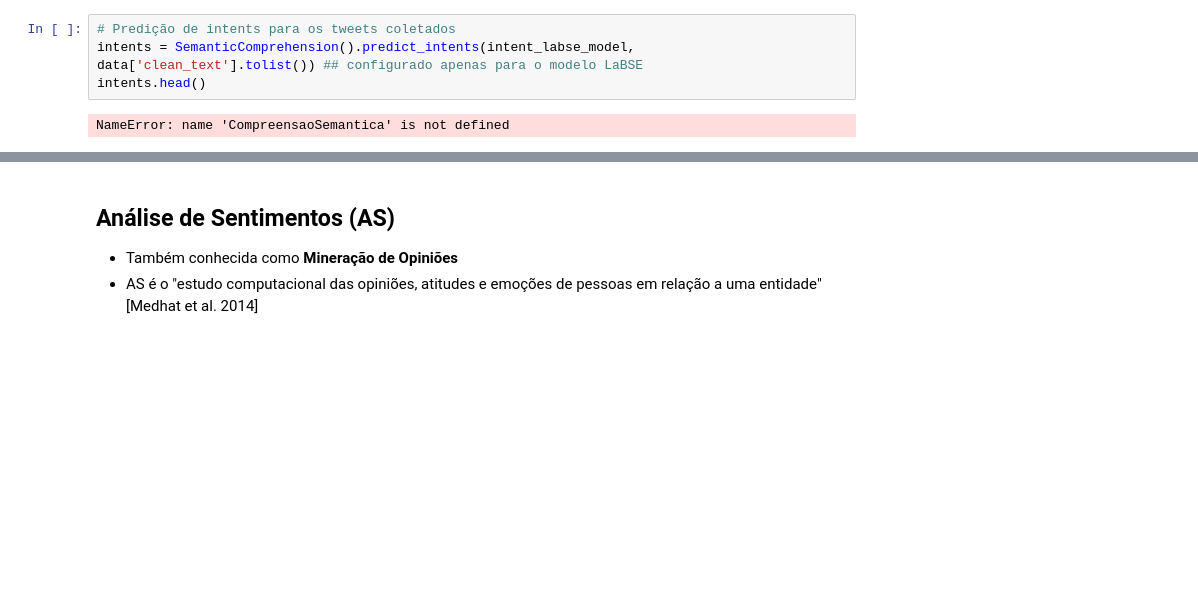
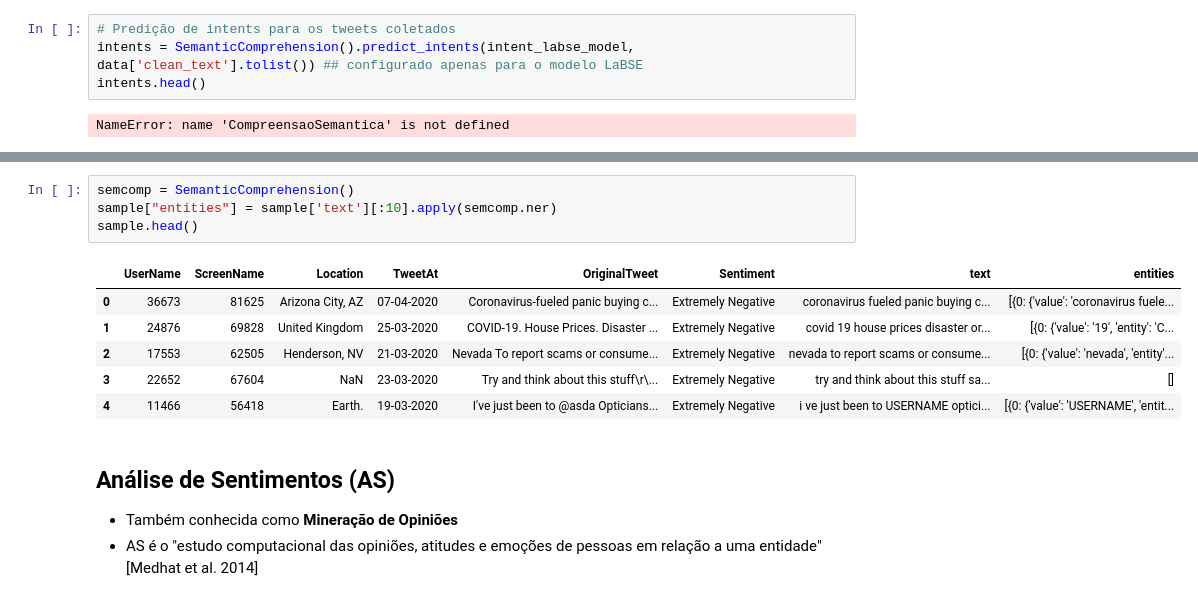
Before and after one commit to webmedia2022-nlp/course-code, a Jupyter notebook: NLP_WebMedia2022.ipynb, the cells around one changed output, grey strips where cells are left out. Drawn from its saved outputs; the diff is of its cells as text; blank space fills up the shorter version.

```diff
--- a/NLP_WebMedia2022.ipynb
+++ b/NLP_WebMedia2022.ipynb
@@ -1636,3 +1626,14 @@ print(entities[:3])
+# %%
+semcomp = SemanticComprehension()
+sample["entities"] = sample['text'][:10].apply(semcomp.ner)
+sample.head()
+# %% [output]
+|  | UserName | ScreenName | Location | TweetAt | OriginalTweet | Sentiment | text | entities |
+| 0 | 36673 | 81625 | Arizona City, AZ | 07-04-2020 | Coronavirus-fueled panic buying c... | Extremely Negative | coronavirus fueled panic buying c... | [{0: {'value': 'coronavirus fuele... |
+| 1 | 24876 | 69828 | United Kingdom | 25-03-2020 | COVID-19. House Prices. Disaster ... | Extremely Negative | covid 19 house prices disaster or... | [{0: {'value': '19', 'entity': 'C... |
+| 2 | 17553 | 62505 | Henderson, NV | 21-03-2020 | Nevada To report scams or consume... | Extremely Negative | nevada to report scams or consume... | [{0: {'value': 'nevada', 'entity'... |
+| 3 | 22652 | 67604 | NaN | 23-03-2020 | Try and think about this stuff\r\... | Extremely Negative | try and think about this stuff sa... | [] |
+| 4 | 11466 | 56418 | Earth. | 19-03-2020 | I've just been to @asda Opticians... | Extremely Negative | i ve just been to USERNAME optici... | [{0: {'value': 'USERNAME', 'entit... |
 # %% [markdown]
 ## Análise de Sentimentos (AS)
 
```
Also changed, not shown: parts of 10 cells of this notebook, 2 other files.
